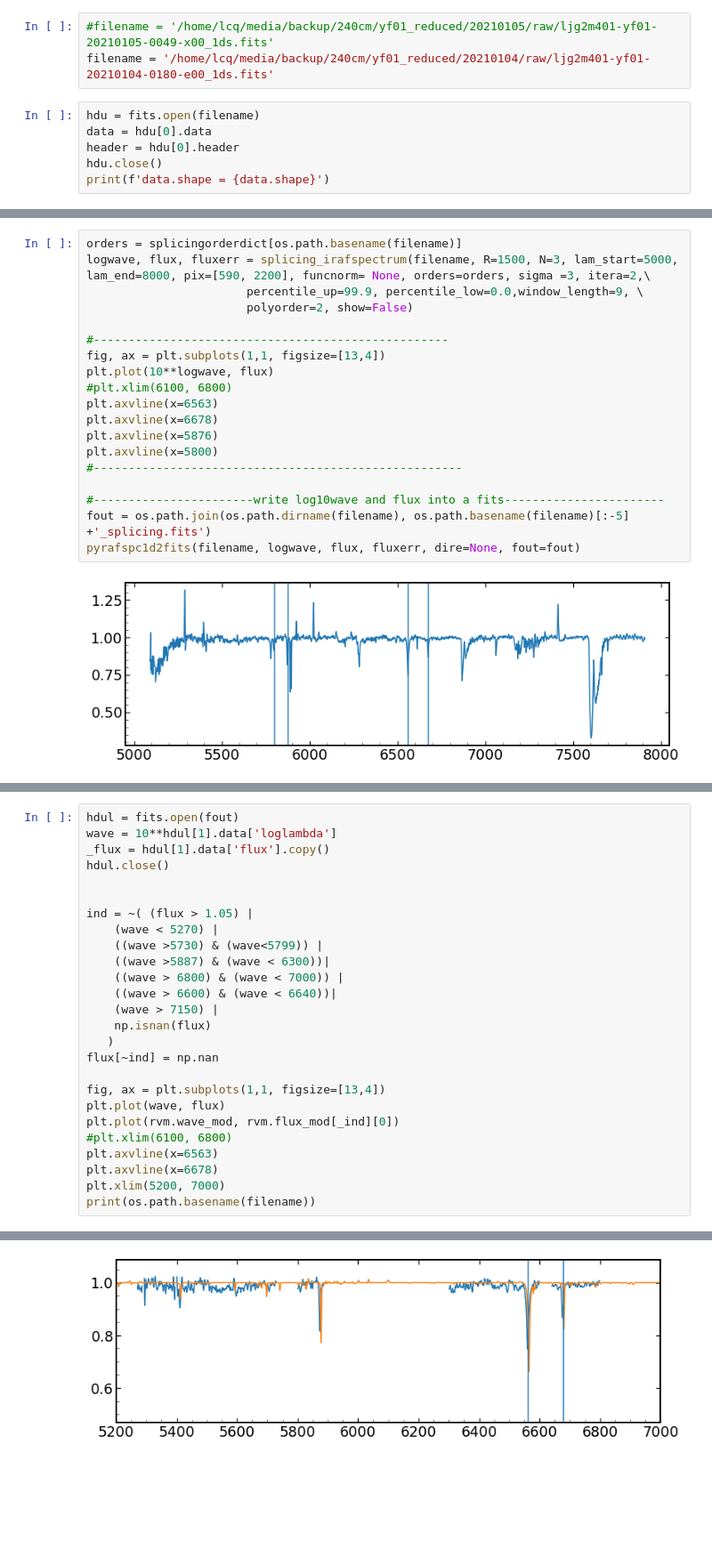
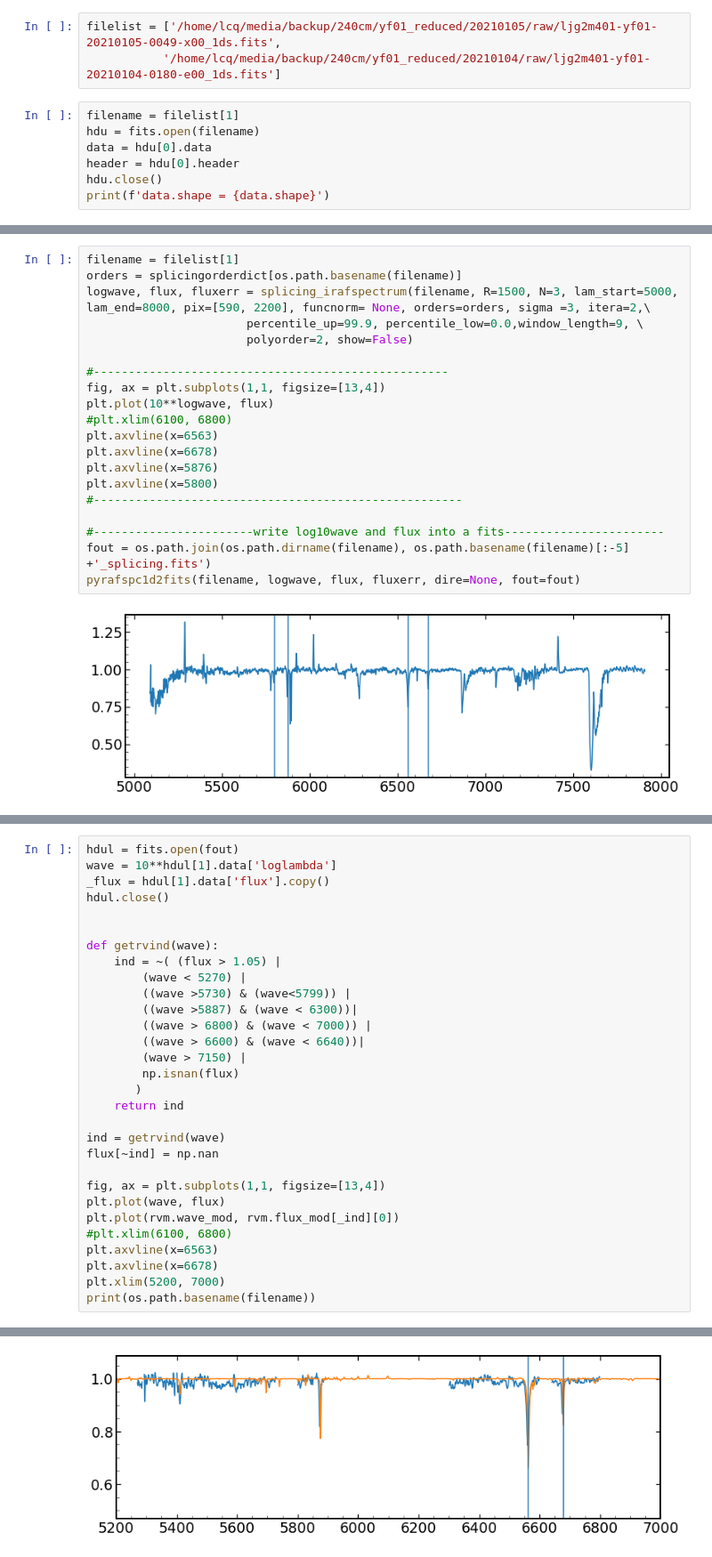
Before and after one commit to lidihei/pyrafspec, a Jupyter notebook: pyfile/yfoscE9G10/TYC3340.ipynb, the cells around one changed output, grey strips where cells are left out. Shown at 89% size. Cells and saved outputs as stored; diff of their text form; blank space fills up the shorter version.

```diff
--- a/pyfile/yfoscE9G10/TYC3340.ipynb
+++ b/pyfile/yfoscE9G10/TYC3340.ipynb
@@ -18,9 +19,10 @@ plt.style.use('lijiaostyle')
 # %%
 splicingorderdict = {}
 # %%
-#filename = '/home/lcq/media/backup/240cm/yf01_reduced/20210105/raw/ljg2m401-yf01-20210105-0049-x00_1ds.fits'
-filename = '/home/lcq/media/backup/240cm/yf01_reduced/20210104/raw/ljg2m401-yf01-20210104-0180-e00_1ds.fits'
+filelist = ['/home/lcq/media/backup/240cm/yf01_reduced/20210105/raw/ljg2m401-yf01-20210105-0049-x00_1ds.fits',
+           '/home/lcq/media/backup/240cm/yf01_reduced/20210104/raw/ljg2m401-yf01-20210104-0180-e00_1ds.fits']
 # %%
+filename = filelist[1]
 hdu = fits.open(filename)
 data = hdu[0].data
 header = hdu[0].header
@@ -55,4 +48,5 @@ orders
 # %%
+filename = filelist[1]
 orders = splicingorderdict[os.path.basename(filename)]
 logwave, flux, fluxerr = splicing_irafspectrum(filename, R=1500, N=3, lam_start=5000, lam_end=8000, pix=[590, 2200], funcnorm= None, orders=orders, sigma =3, itera=2,\
                        percentile_up=99.9, percentile_low=0.0,window_length=9, \
@@ -130,15 +129,19 @@ _flux = hdul[1].data['flux'].copy()
 hdul.close()
 
 
-ind = ~( (flux > 1.05) |
-    (wave < 5270) |
-    ((wave >5730) & (wave<5799)) |
-    ((wave >5887) & (wave < 6300))|
-    ((wave > 6800) & (wave < 7000)) |
-    ((wave > 6600) & (wave < 6640))|
-    (wave > 7150) |
-    np.isnan(flux)
-   )
+def getrvind(wave):
+    ind = ~( (flux > 1.05) |
+        (wave < 5270) |
+        ((wave >5730) & (wave<5799)) |
+        ((wave >5887) & (wave < 6300))|
+        ((wave > 6800) & (wave < 7000)) |
+        ((wave > 6600) & (wave < 6640))|
+        (wave > 7150) |
+        np.isnan(flux)
+       )
+    return ind
+
+ind = getrvind(wave)
 flux[~ind] = np.nan
 
 fig, ax = plt.subplots(1,1, figsize=[13,4])
@@ -154,2 +157,2 @@ ljg2m401-yf01-20210104-0180-e00_1ds.fits
-[figure, old version]
+[figure, new version]
 # %%
```
Also changed, not shown: parts of 15 cells of this notebook, 3 other files.
